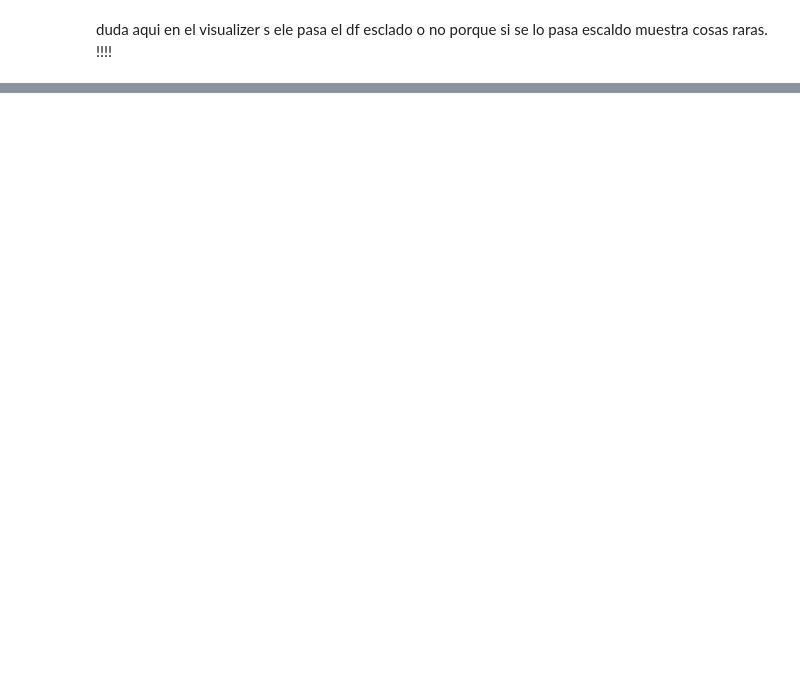
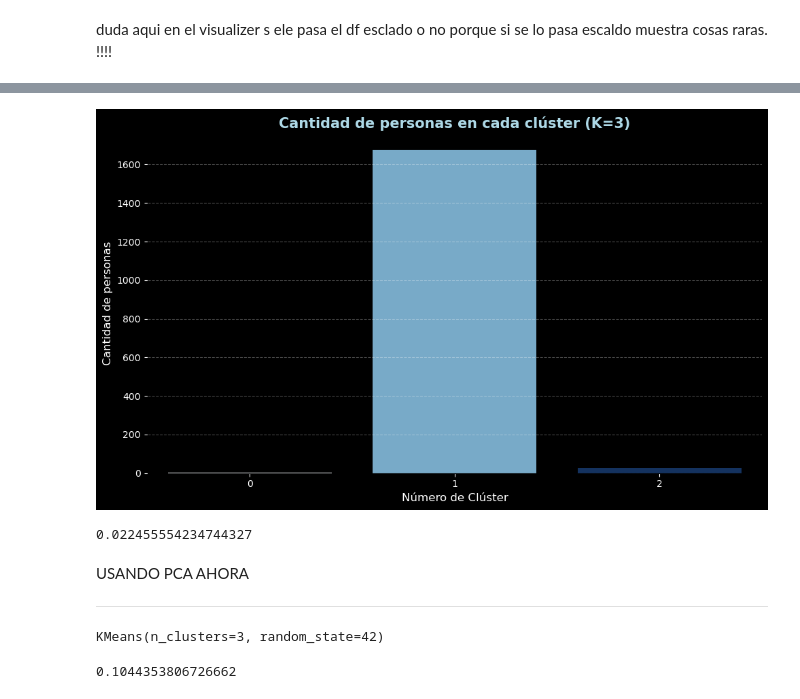
Before and after one commit to nickiiinicole/MACHINE_LEARNING_1UD, a Jupyter notebook: REPASO_UD3/repaso.ipynb, the cells around one changed output, grey strips where cells are left out. Cells and saved outputs as stored; diff of their text form; code cells hidden in the pictures; blank space fills up the shorter version.

```diff
--- a/REPASO_UD3/repaso.ipynb
+++ b/REPASO_UD3/repaso.ipynb
@@ -284,4 +287,4 @@ segun las graficas vistas creo que lo mas optimo est omar elññ k 4 ya que esta
 # %%
-k = 4
+k = 3
 # %%
 kmeans = KMeans(n_clusters=k, n_init='auto', init='k-means++', random_state=30)
@@ -287,0 +294,4 @@ kmeans = KMeans(n_clusters=k, n_init='auto', init='k-means++', random_state=30)
+# %%
+kmeans_pred = kmeans.fit_predict(df_scaled)
+# %%
+df['Cluster'] = kmeans_pred
@@ -287,0 +317,33 @@ kmeans = KMeans(n_clusters=k, n_init='auto', init='k-means++', random_state=30)
+# %%
+plt.figure(figsize=(10, 6), facecolor='black')
+
+ax = sns.countplot(
+    x='Cluster',
+    data=df,
+    hue='Cluster',
+    palette='Blues',
+    legend=False
+)
+
+ax.set_facecolor('black')
+
+plt.title('Cantidad de personas en cada clúster (K=3)', fontsize=15, weight='bold', color='lightblue')
+plt.xlabel('Número de Clúster', fontsize=12, color='white')
+plt.ylabel('Cantidad de personas', fontsize=12, color='white')
+
+ax.tick_params(colors='white')
+
+plt.grid(axis='y', linestyle='--', alpha=0.3, color='white')
+
+plt.tight_layout()
+plt.show()
+# %% [output]
+[figure, added]
+# %%
+print(silhouette_score(df_scaled, kmeans_pred))
+# %% [output]
+0.022455554234744327
+# %% [markdown]
+USANDO PCA AHORA
+
+----
@@ -287,0 +353,5 @@ kmeans = KMeans(n_clusters=k, n_init='auto', init='k-means++', random_state=30)
+# %%
+kmeans_pca = KMeans(n_clusters=3, n_init='auto', random_state=42)
+kmeans_pca.fit(X_pca)
+# %% [output]
+KMeans(n_clusters=3, random_state=42)
@@ -287,0 +360,4 @@ kmeans = KMeans(n_clusters=k, n_init='auto', init='k-means++', random_state=30)
+# %%
+print(silhouette_score(X_pca, kmeans_pca.labels_))
+# %% [output]
+0.1044353806726662
```
Also changed, not shown: parts of 23 cells of this notebook, 1 other file.
